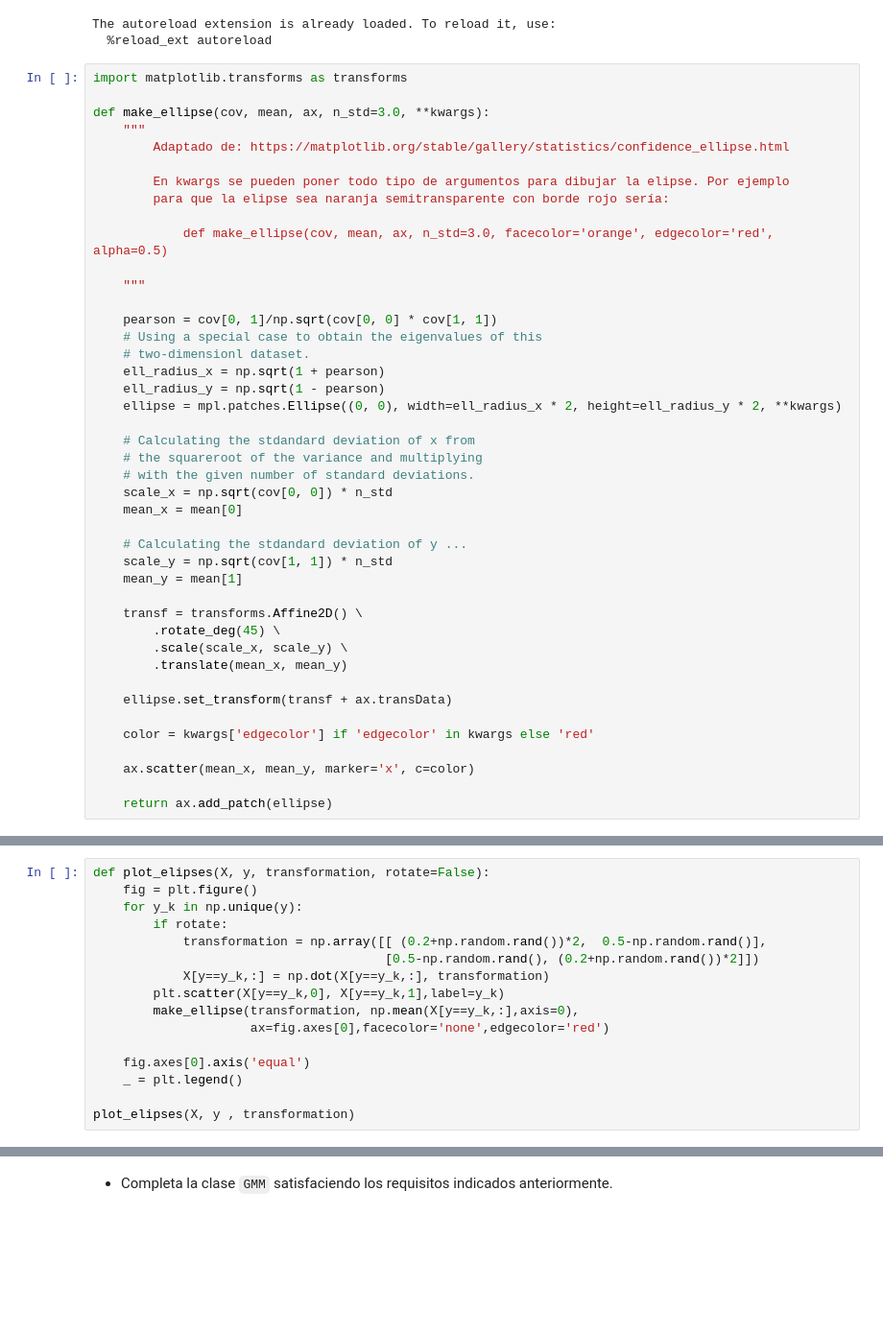
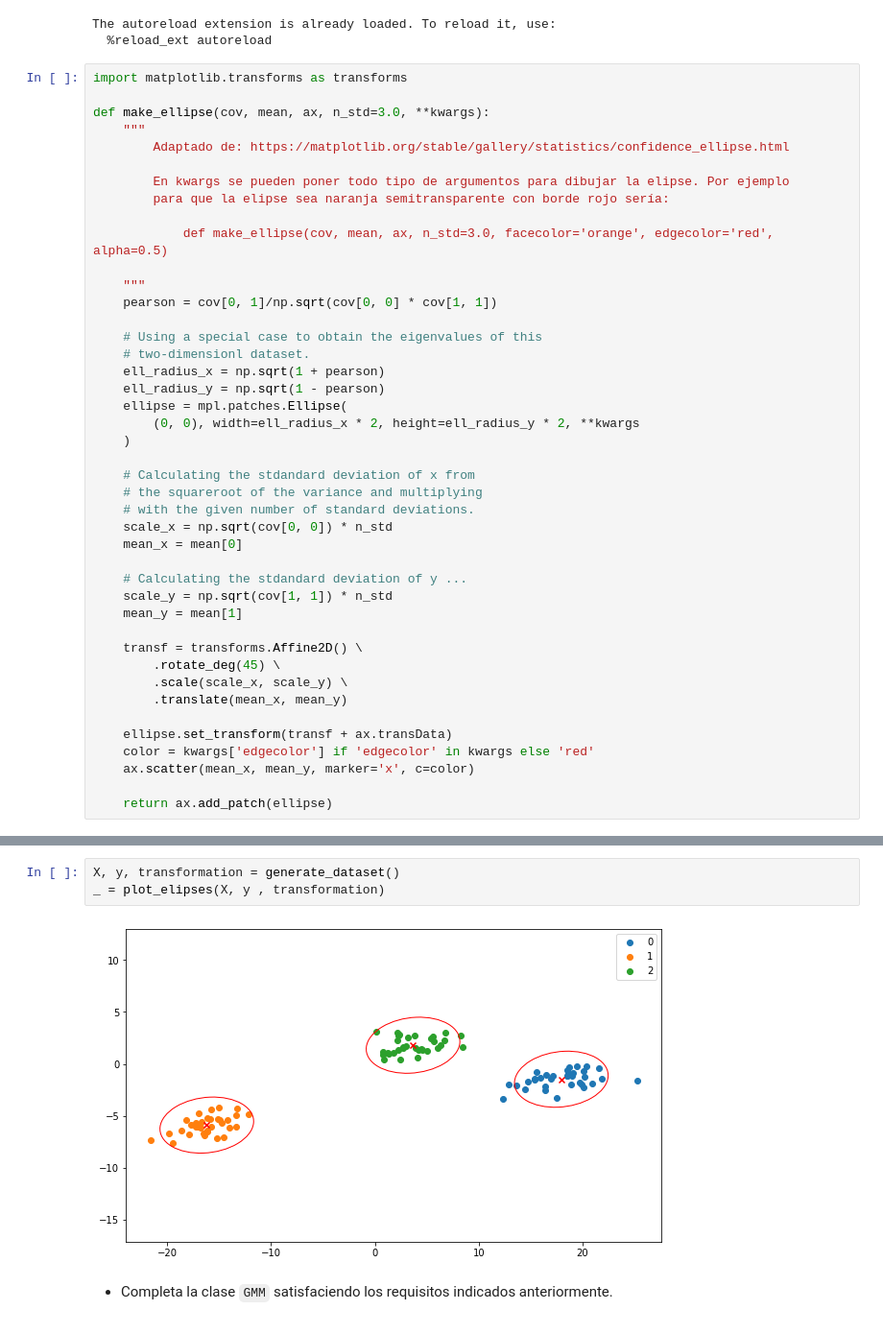
Before and after one commit to fjsaezm/mcd-bayes, a Jupyter notebook: Practica_GMM.ipynb, the cells around one changed output, grey strips where cells are left out. Shown at 96% size. Saved outputs shown, nothing was run; the diff lists cells and outputs as text; blank space fills up the shorter version.

```diff
--- a/Practica_GMM.ipynb
+++ b/Practica_GMM.ipynb
@@ -125,13 +125,15 @@ def make_ellipse(cov, mean, ax, n_std=3.0, **kwargs):
             def make_ellipse(cov, mean, ax, n_std=3.0, facecolor='orange', edgecolor='red', alpha=0.5)
 
     """
+    pearson = cov[0, 1]/np.sqrt(cov[0, 0] * cov[1, 1])
 
-    pearson = cov[0, 1]/np.sqrt(cov[0, 0] * cov[1, 1])
     # Using a special case to obtain the eigenvalues of this
     # two-dimensionl dataset.
     ell_radius_x = np.sqrt(1 + pearson)
     ell_radius_y = np.sqrt(1 - pearson)
-    ellipse = mpl.patches.Ellipse((0, 0), width=ell_radius_x * 2, height=ell_radius_y * 2, **kwargs)
+    ellipse = mpl.patches.Ellipse(
+        (0, 0), width=ell_radius_x * 2, height=ell_radius_y * 2, **kwargs
+    )
 
     # Calculating the stdandard deviation of x from
     # the squareroot of the variance and multiplying
@@ -149,9 +151,7 @@ def make_ellipse(cov, mean, ax, n_std=3.0, **kwargs):
         .translate(mean_x, mean_y)
 
     ellipse.set_transform(transf + ax.transData)
-
     color = kwargs['edgecolor'] if 'edgecolor' in kwargs else 'red'
-
     ax.scatter(mean_x, mean_y, marker='x', c=color)
 
     return ax.add_patch(ellipse)
@@ -167,16 +182,0 @@ X[y==y_k,:] = np.dot(X[y==y_k,:], transformation)
-# %%
-def plot_elipses(X, y, transformation, rotate=False):
-    fig = plt.figure()
-    for y_k in np.unique(y):
-        if rotate:
-            transformation = np.array([[ (0.2+np.random.rand())*2,  0.5-np.random.rand()],
-                                       [0.5-np.random.rand(), (0.2+np.random.rand())*2]])
-            X[y==y_k,:] = np.dot(X[y==y_k,:], transformation)
-        plt.scatter(X[y==y_k,0], X[y==y_k,1],label=y_k)
-        make_ellipse(transformation, np.mean(X[y==y_k,:],axis=0),
-                     ax=fig.axes[0],facecolor='none',edgecolor='red')
-
-    fig.axes[0].axis('equal')
-    _ = plt.legend()
-
-plot_elipses(X, y , transformation)
@@ -185,3 +183,8 @@ plot_elipses(X, y , transformation)
+# %%
+X, y, transformation = generate_dataset()
+_ = plot_elipses(X, y , transformation)
+# %% [output]
+[figure, added]
 # %% [markdown]
 <div class="qst">
 
```
Also changed, not shown: parts of 11 cells of this notebook.
